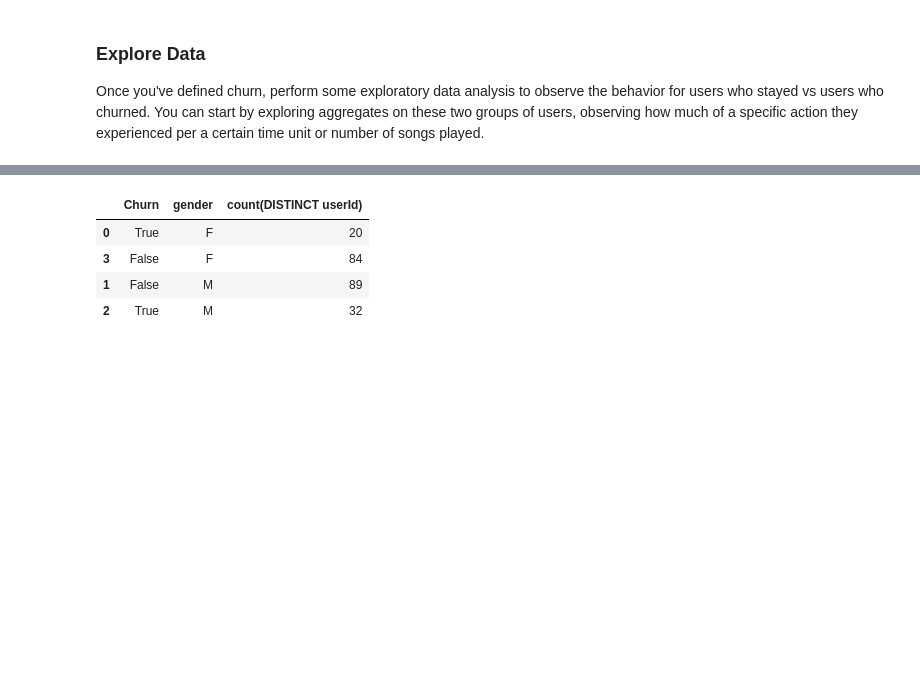
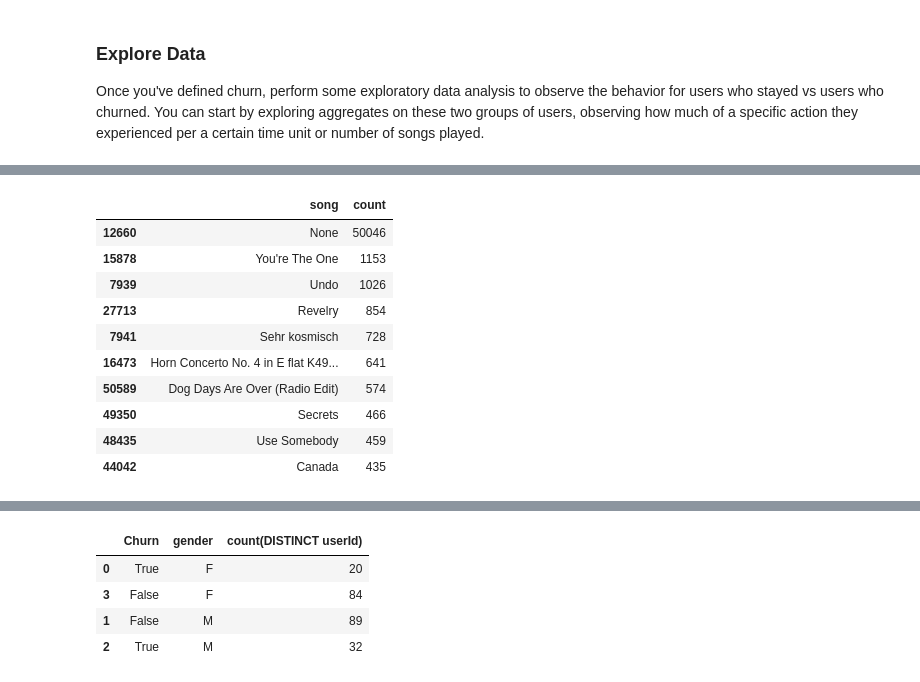
Before and after one commit to KashiNawaz/Udacity_DataScientist-_Nanodegree, a Jupyter notebook: Data Scientist Nanodegree/Capstone Project/Sparkify.ipynb, the cells around one changed output, grey strips where cells are left out. Cells and saved outputs as stored; diff of their text form; code cells hidden in the pictures; blank space fills up the shorter version.

```diff
--- a/Data Scientist Nanodegree/Capstone Project/Sparkify.ipynb
+++ b/Data Scientist Nanodegree/Capstone Project/Sparkify.ipynb
@@ -108,3 +126,21 @@ pd.DataFrame(df.take(5), columns=df.columns).head()
 | 2 | Adam Lambert | Logged In | Colin | M | 51 | Freeman | 282.82730 | paid | Bakersfield, CA | PUT | ... |
 | 3 | Enigma | Logged In | Micah | M | 80 | Long | 262.71302 | free | Boston-Cambridge-Newton, MA-NH | PUT | ... |
 | 4 | Daft Punk | Logged In | Colin | M | 52 | Freeman | 223.60771 | paid | Bakersfield, CA | PUT | ... |
+# %%
+song = df.select('song').groupBy('song').count()
+song=song.toPandas()
+song.sort_values(by=['count'],inplace=True,ascending=False)
+song=song.nlargest(10,['count'])
+song
+# %% [output]
+|  | song | count |
+| 12660 | None | 50046 |
+| 15878 | You're The One | 1153 |
+| 7939 | Undo | 1026 |
+| 27713 | Revelry | 854 |
+| 7941 | Sehr kosmisch | 728 |
+| 16473 | Horn Concerto No. 4 in E flat K49... | 641 |
+| 50589 | Dog Days Are Over (Radio Edit) | 574 |
+| 49350 | Secrets | 466 |
+| 48435 | Use Somebody | 459 |
+| 44042 | Canada | 435 |
```
Also changed, not shown: parts of 28 cells of this notebook.
